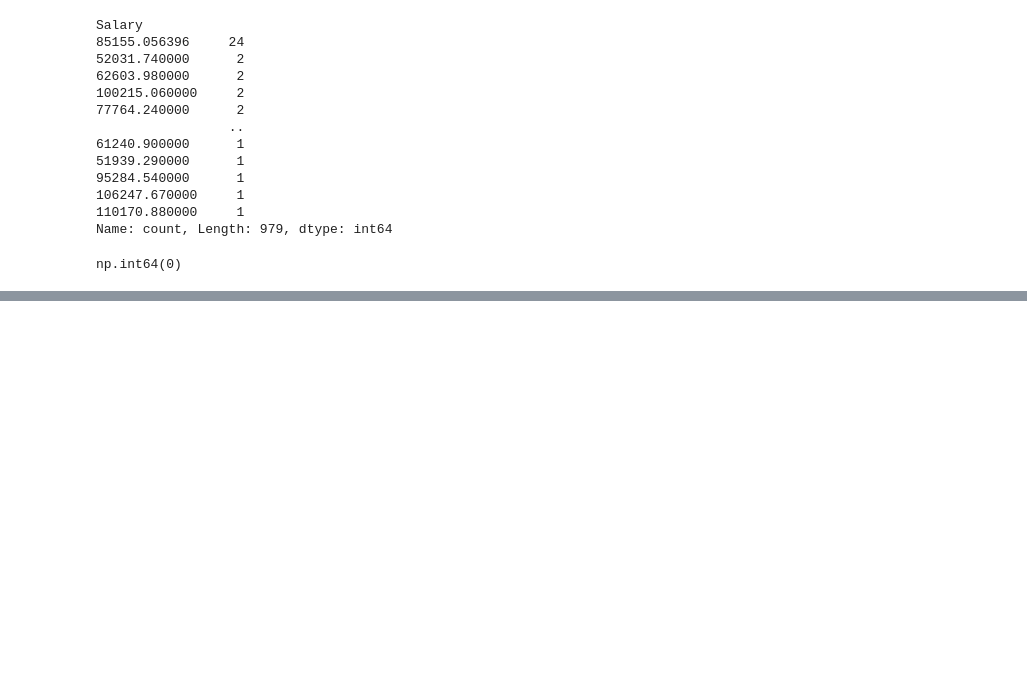
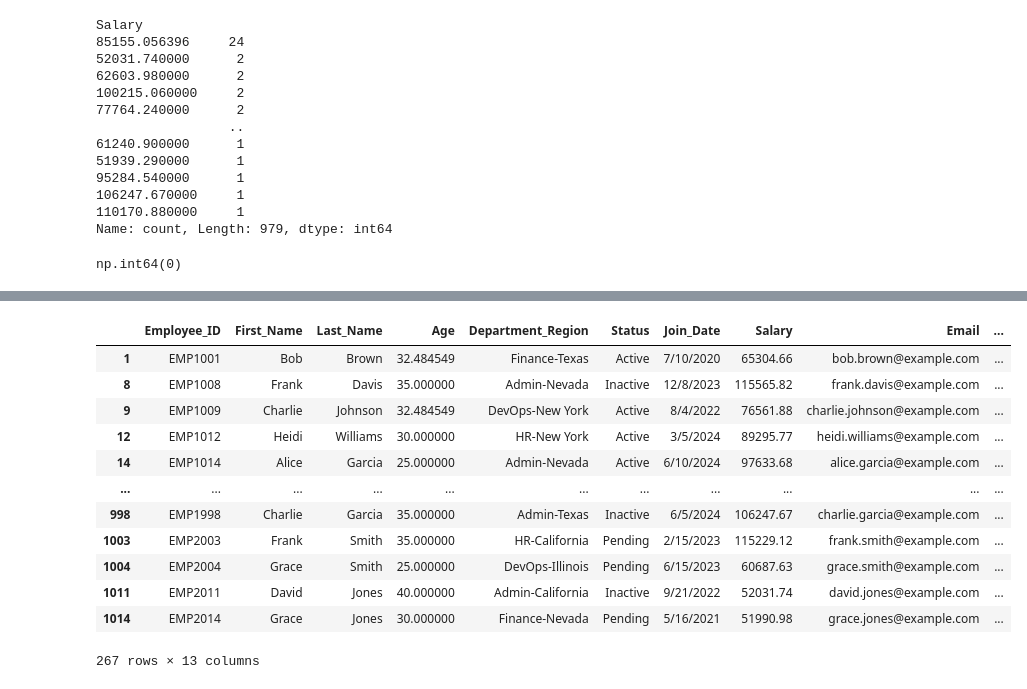
Before and after one commit to sthasarita/Pandas, a Jupyter notebook: Messy_Employee_Dataset_Cleaning.ipynb, the cells around one changed output, grey strips where cells are left out. Drawn from its saved outputs; the diff is of its cells as text; code cells hidden in the pictures; blank space fills up the shorter version.

```diff
--- a/Messy_Employee_Dataset_Cleaning.ipynb
+++ b/Messy_Employee_Dataset_Cleaning.ipynb
@@ -495,0 +646,2 @@ np.int64(0)
+# %%
+me_df["Performance_Score"] = me_df["Performance_Score"].str.upper()
@@ -495,0 +661,4 @@ np.int64(0)
+# %%
+me_df["Phone"] = me_df["Phone"].astype("str")
+# %%
+me_df["Phone"] = me_df["Phone"].str.replace("-", "", regex = False)
@@ -495,0 +689,18 @@ np.int64(0)
+# %%
+excell_workers = me_df[me_df["Performance_Score"].str.lower().str.contains("excellent")]
+# %%
+excell_workers
+# %% [output]
+|  | Employee_ID | First_Name | Last_Name | Age | Department_Region | Status | Join_Date | Salary | Email | ... |
+| 1 | EMP1001 | Bob | Brown | 32.484549 | Finance-Texas | Active | 7/10/2020 | 65304.66 | bob.brown@example.com | ... |
+| 8 | EMP1008 | Frank | Davis | 35.000000 | Admin-Nevada | Inactive | 12/8/2023 | 115565.82 | frank.davis@example.com | ... |
+| 9 | EMP1009 | Charlie | Johnson | 32.484549 | DevOps-New York | Active | 8/4/2022 | 76561.88 | charlie.johnson@example.com | ... |
+| 12 | EMP1012 | Heidi | Williams | 30.000000 | HR-New York | Active | 3/5/2024 | 89295.77 | heidi.williams@example.com | ... |
+| 14 | EMP1014 | Alice | Garcia | 25.000000 | Admin-Nevada | Active | 6/10/2024 | 97633.68 | alice.garcia@example.com | ... |
+| ... | ... | ... | ... | ... | ... | ... | ... | ... | ... | ... |
+| 998 | EMP1998 | Charlie | Garcia | 35.000000 | Admin-Texas | Inactive | 6/5/2024 | 106247.67 | charlie.garcia@example.com | ... |
+| 1003 | EMP2003 | Frank | Smith | 35.000000 | HR-California | Pending | 2/15/2023 | 115229.12 | frank.smith@example.com | ... |
+| 1004 | EMP2004 | Grace | Smith | 25.000000 | DevOps-Illinois | Pending | 6/15/2023 | 60687.63 | grace.smith@example.com | ... |
+| 1011 | EMP2011 | David | Jones | 40.000000 | Admin-California | Inactive | 9/21/2022 | 52031.74 | david.jones@example.com | ... |
+| 1014 | EMP2014 | Grace | Jones | 30.000000 | Finance-Nevada | Pending | 5/16/2021 | 51990.98 | grace.jones@example.com | ... |
+267 rows × 13 columns
```
Also changed, not shown: parts of 50 cells of this notebook.
